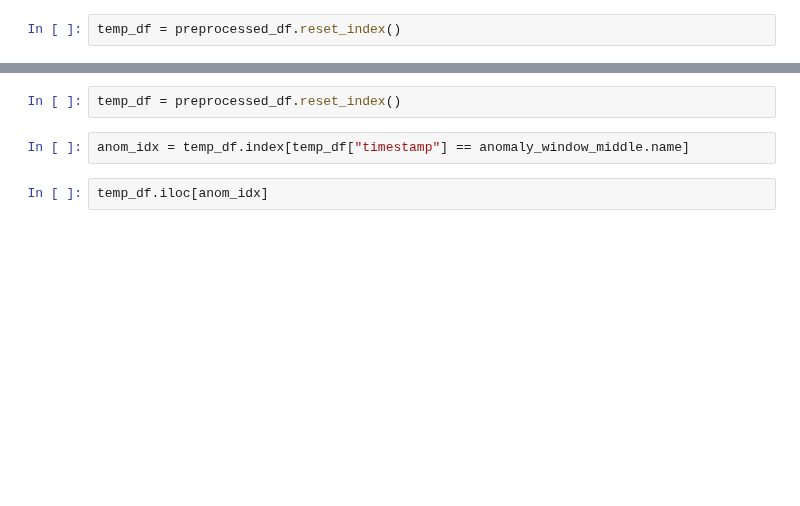
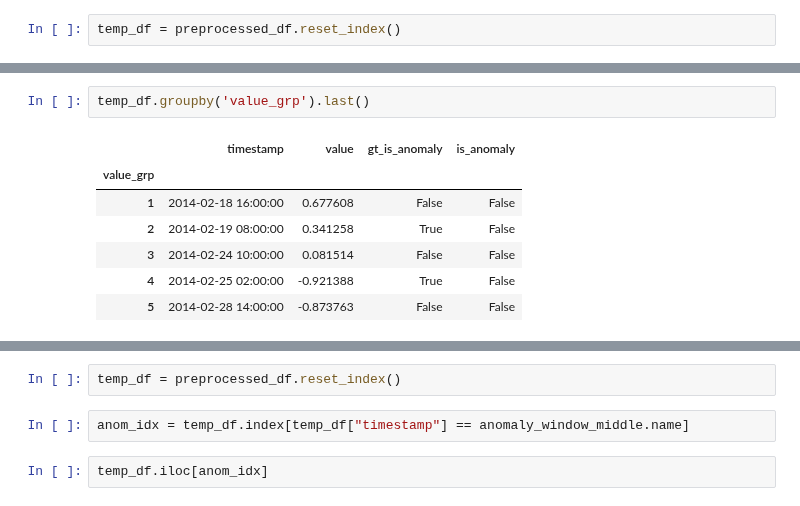
Before and after one commit to emerelte/kad, a Jupyter notebook: notebooks/evaluation.ipynb, the cells around one changed output, grey strips where cells are left out. Cells and saved outputs as stored; diff of their text form; blank space fills up the shorter version.

```diff
--- a/notebooks/evaluation.ipynb
+++ b/notebooks/evaluation.ipynb
@@ -96,0 +93,10 @@ ax.axvspan(anomaly_window.index[0], anomaly_window.index[-1], alpha=0.5, color="
+# %%
+temp_df.groupby('value_grp').last()
+# %% [output]
+|  | timestamp | value | gt_is_anomaly | is_anomaly |
+| value_grp |  |  |  |  |
+| 1 | 2014-02-18 16:00:00 | 0.677608 | False | False |
+| 2 | 2014-02-19 08:00:00 | 0.341258 | True | False |
+| 3 | 2014-02-24 10:00:00 | 0.081514 | False | False |
+| 4 | 2014-02-25 02:00:00 | -0.921388 | True | False |
+| 5 | 2014-02-28 14:00:00 | -0.873763 | False | False |
```
Also changed, not shown: parts of 19 cells of this notebook, 2 other files.
